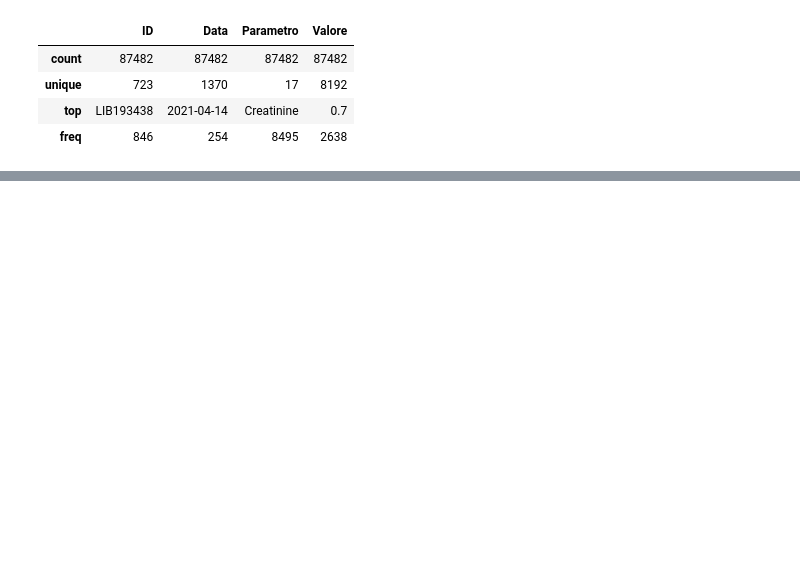
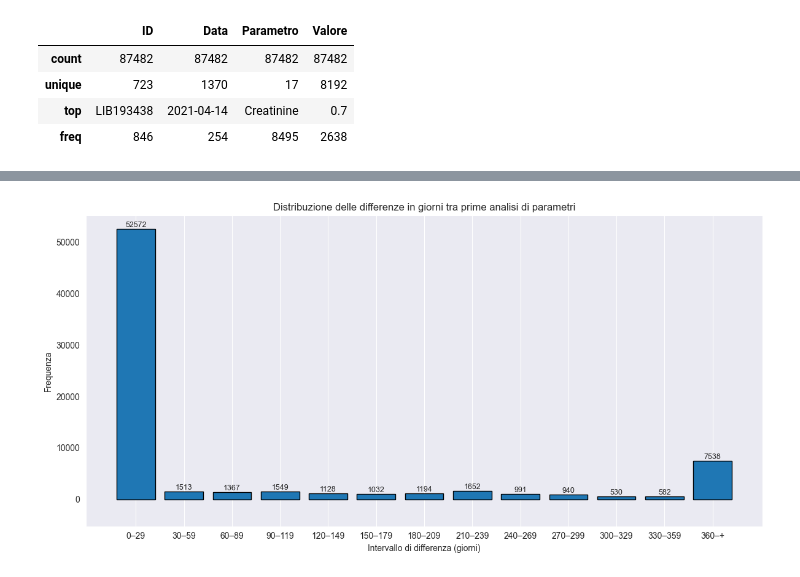
Before and after one commit to MatteoAv/AnalisiDatasetDiabete, a Jupyter notebook: Parametri_Biochimici.ipynb, the cells around one changed output, grey strips where cells are left out. Saved outputs shown, nothing was run; the diff lists cells and outputs as text; code cells hidden in the pictures; blank space fills up the shorter version.

```diff
--- a/Parametri_Biochimici.ipynb
+++ b/Parametri_Biochimici.ipynb
@@ -117,0 +259,6 @@ tabella_sintesi
+# %%
+df1["Data"] = pd.to_datetime(df1["Data"])
+
+# Ottieni la prima data per ogni parametro per ciascun paziente
+first_dates = df1.groupby(["ID", "Parametro"])["Data"].min().reset_index()
+first_dates
@@ -117,0 +279,55 @@ tabella_sintesi
+# %%
+import pandas as pd
+import matplotlib.pyplot as plt
+from itertools import combinations
+
+records = []
+
+for patient_id, group in first_dates.groupby("ID"):
+    params = group.set_index("Parametro")["Data"].to_dict()
+    for (p1, p2) in combinations(params.keys(), 2):
+        delta = abs((params[p1] - params[p2]).days)
+        records.append({
+            "ID": patient_id,
+            "Parametro 1": p1,
+            "Parametro 2": p2,
+            "Differenza giorni": delta
+        })
+
+df_diff = pd.DataFrame(records)
+
+# 🎯 Definizione intervalli
+bin_ranges = [(i, i+29) for i in range(0, 360, 30)]
+bin_ranges.append((360, float('inf')))  # Ultimo intervallo: 360+
+
+# Etichette leggibili
+bin_labels = [f"{start}–{end if end != float('inf') else '+'}" for start, end in bin_ranges]
+
+# Conta quanti valori cadono in ciascun intervallo
+bin_counts = []
+for start, end in bin_ranges:
+    count = df_diff[
+        (df_diff["Differenza giorni"] >= start) &
+        (df_diff["Differenza giorni"] <= end if end != float('inf') else True)
+    ].shape[0]
+    bin_counts.append(count)
+
+# 🎨 Grafico a barre con larghezza costante
+plt.figure(figsize=(12, 6))
+bars = plt.bar(bin_labels, bin_counts, edgecolor='black')
+
+# Etichette sopra e sotto
+for bar, count in zip(bars, bin_counts):
+    x = bar.get_x() + bar.get_width() / 2
+    if count > 0:
+        plt.text(x, count, str(count), ha='center', va='bottom', fontsize=9)
+
+plt.title("Distribuzione delle differenze in giorni tra prime analisi di parametri")
+plt.xlabel("Intervallo di differenza (giorni)")
+plt.ylabel("Frequenza")
+plt.grid(axis='y')
+plt.tight_layout()
+plt.ylim(bottom=-max(bin_counts)*0.1)
+plt.show()
+# %% [output]
+[figure, added]
```
Also changed, not shown: parts of 10 cells of this notebook, 1 other file.
